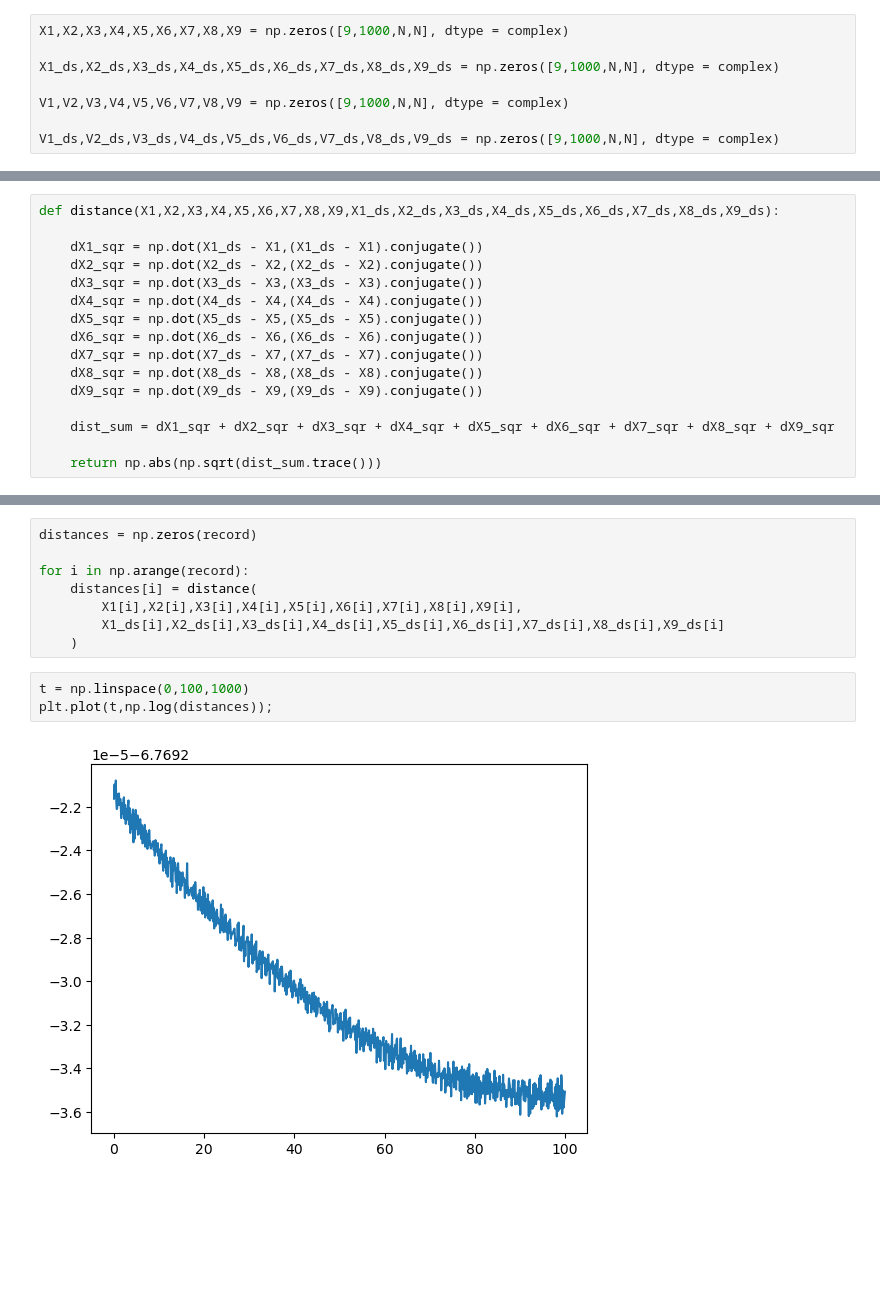
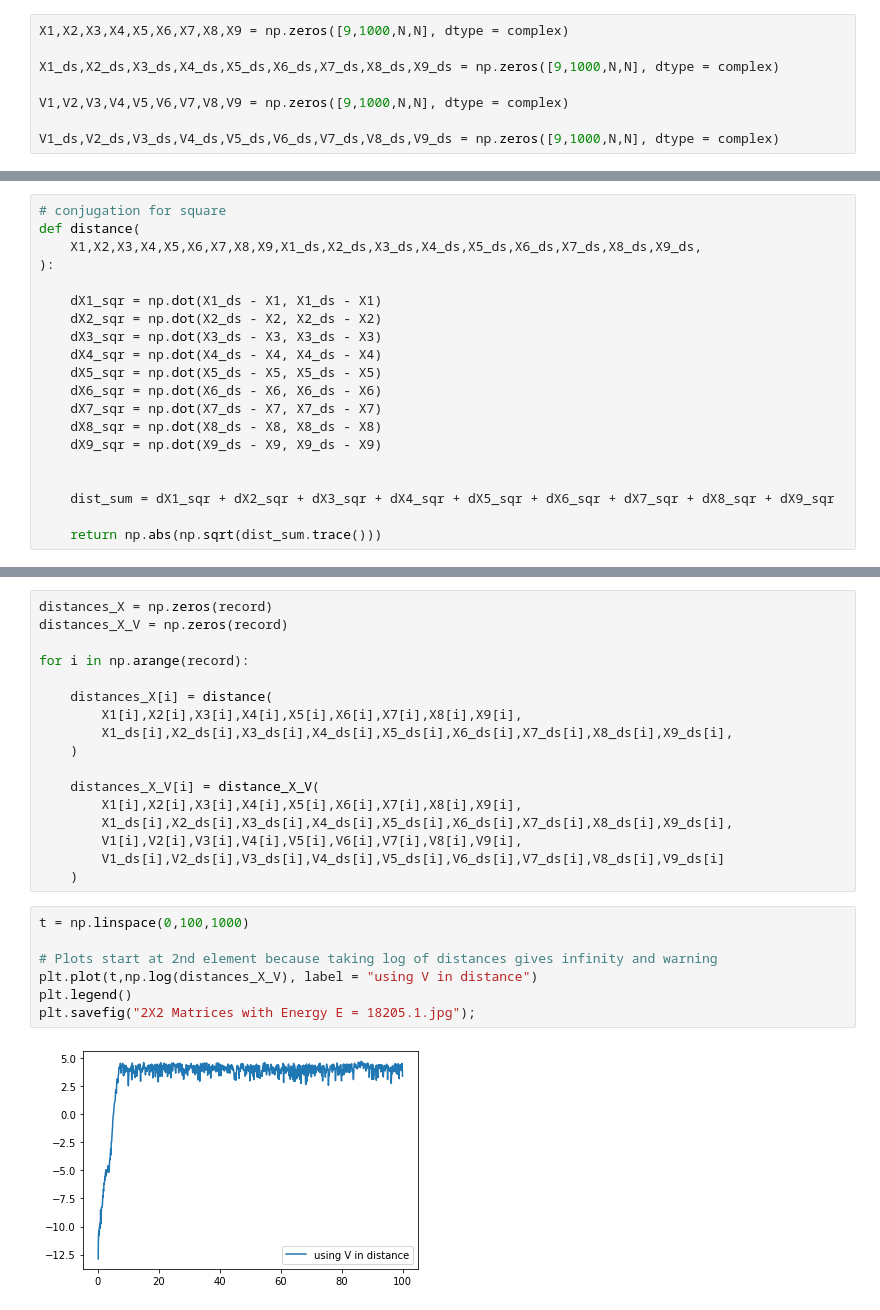
Before and after one commit to juanangel69420/DIAS-Programmes, a Jupyter notebook: D0_branes lyapunov exponents.ipynb, the cells around one changed output, grey strips where cells are left out. Drawn from its saved outputs; the diff is of its cells as text; blank space fills up the shorter version.

```diff
--- a/D0_branes lyapunov exponents.ipynb
+++ b/D0_branes lyapunov exponents.ipynb
@@ -104,15 +146,19 @@ for i in np.arange(len(X1)):
 # %%
-def distance(X1,X2,X3,X4,X5,X6,X7,X8,X9,X1_ds,X2_ds,X3_ds,X4_ds,X5_ds,X6_ds,X7_ds,X8_ds,X9_ds):
+# conjugation for square
+def distance(
+    X1,X2,X3,X4,X5,X6,X7,X8,X9,X1_ds,X2_ds,X3_ds,X4_ds,X5_ds,X6_ds,X7_ds,X8_ds,X9_ds,
+):
 
-    dX1_sqr = np.dot(X1_ds - X1,(X1_ds - X1).conjugate())
-    dX2_sqr = np.dot(X2_ds - X2,(X2_ds - X2).conjugate())
-    dX3_sqr = np.dot(X3_ds - X3,(X3_ds - X3).conjugate())
-    dX4_sqr = np.dot(X4_ds - X4,(X4_ds - X4).conjugate())
-    dX5_sqr = np.dot(X5_ds - X5,(X5_ds - X5).conjugate())
-    dX6_sqr = np.dot(X6_ds - X6,(X6_ds - X6).conjugate())
-    dX7_sqr = np.dot(X7_ds - X7,(X7_ds - X7).conjugate())
-    dX8_sqr = np.dot(X8_ds - X8,(X8_ds - X8).conjugate())
-    dX9_sqr = np.dot(X9_ds - X9,(X9_ds - X9).conjugate())
+    dX1_sqr = np.dot(X1_ds - X1, X1_ds - X1)
+    dX2_sqr = np.dot(X2_ds - X2, X2_ds - X2)
+    dX3_sqr = np.dot(X3_ds - X3, X3_ds - X3)
+    dX4_sqr = np.dot(X4_ds - X4, X4_ds - X4)
+    dX5_sqr = np.dot(X5_ds - X5, X5_ds - X5)
+    dX6_sqr = np.dot(X6_ds - X6, X6_ds - X6)
+    dX7_sqr = np.dot(X7_ds - X7, X7_ds - X7)
+    dX8_sqr = np.dot(X8_ds - X8, X8_ds - X8)
+    dX9_sqr = np.dot(X9_ds - X9, X9_ds - X9)
+
 
     dist_sum = dX1_sqr + dX2_sqr + dX3_sqr + dX4_sqr + dX5_sqr + dX6_sqr + dX7_sqr + dX8_sqr + dX9_sqr
 
@@ -120,13 +197,26 @@ def distance(X1,X2,X3,X4,X5,X6,X7,X8,X9,X1_ds,X2_ds,X3_ds,X4_ds,X5_ds,X6_ds,X7_d
 # %%
-distances = np.zeros(record)
+distances_X = np.zeros(record)
+distances_X_V = np.zeros(record)
 
 for i in np.arange(record):
-    distances[i] = distance(
+
+    distances_X[i] = distance(
         X1[i],X2[i],X3[i],X4[i],X5[i],X6[i],X7[i],X8[i],X9[i],
-        X1_ds[i],X2_ds[i],X3_ds[i],X4_ds[i],X5_ds[i],X6_ds[i],X7_ds[i],X8_ds[i],X9_ds[i]
+        X1_ds[i],X2_ds[i],X3_ds[i],X4_ds[i],X5_ds[i],X6_ds[i],X7_ds[i],X8_ds[i],X9_ds[i],
     )
+
+    distances_X_V[i] = distance_X_V(
+        X1[i],X2[i],X3[i],X4[i],X5[i],X6[i],X7[i],X8[i],X9[i],
+        X1_ds[i],X2_ds[i],X3_ds[i],X4_ds[i],X5_ds[i],X6_ds[i],X7_ds[i],X8_ds[i],X9_ds[i],
+        V1[i],V2[i],V3[i],V4[i],V5[i],V6[i],V7[i],V8[i],V9[i],
+        V1_ds[i],V2_ds[i],V3_ds[i],V4_ds[i],V5_ds[i],V6_ds[i],V7_ds[i],V8_ds[i],V9_ds[i]
+    )
 # %%
 t = np.linspace(0,100,1000)
-plt.plot(t,np.log(distances));
+
+# Plots start at 2nd element because taking log of distances gives infinity and warning
+plt.plot(t,np.log(distances_X_V), label = "using V in distance")
+plt.legend()
+plt.savefig("2X2 Matrices with Energy E = 18205.1.jpg");
 # %% [output]
-[figure, old version]
+[figure, new version]
```
Also changed, not shown: parts of 4 cells of this notebook, 3 other files.
